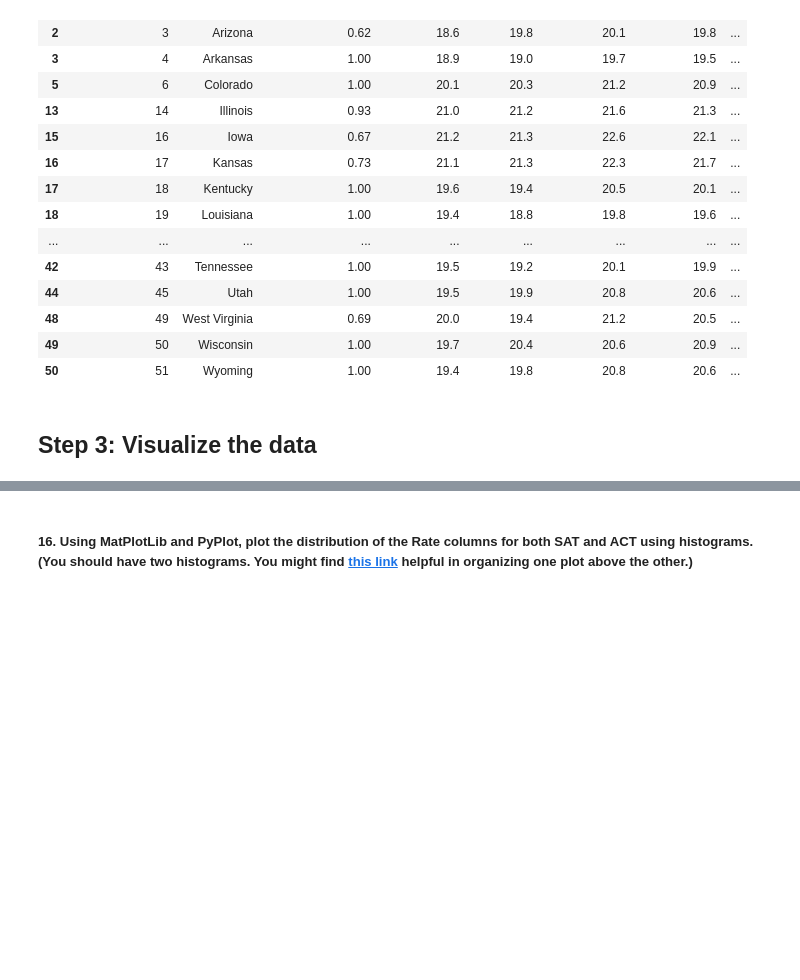
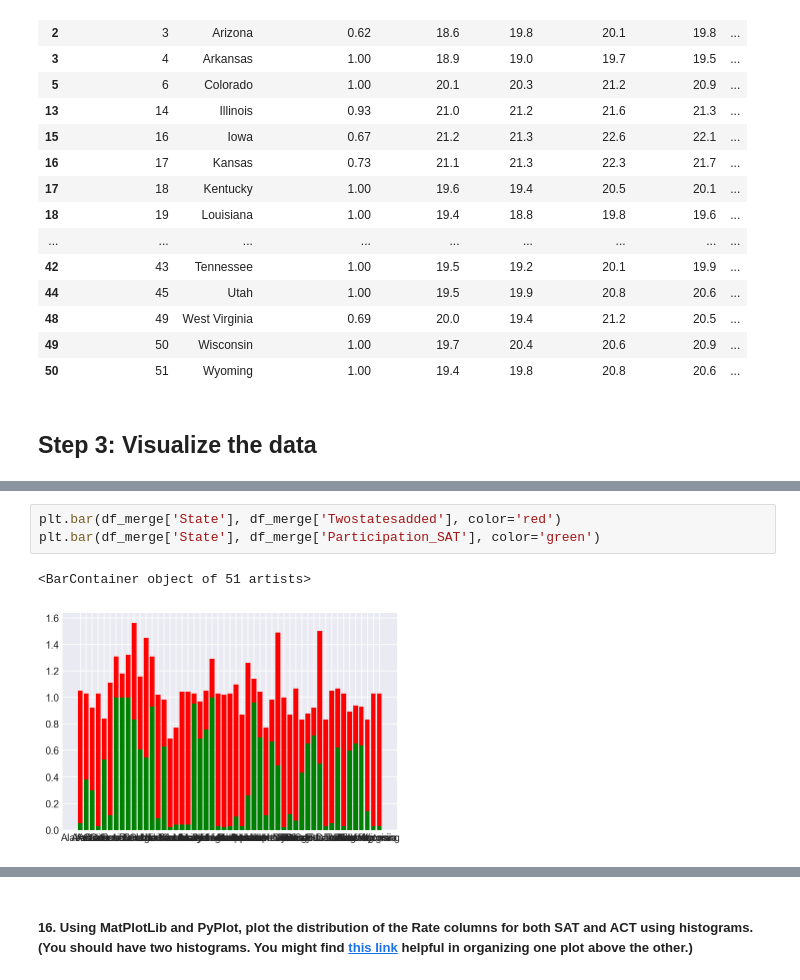
Before and after one commit to harryconnelly/SAT-vs-ACT, a Jupyter notebook: code/starter-code.ipynb, the cells around one changed output, grey strips where cells are left out. Saved outputs shown, nothing was run; the diff lists cells and outputs as text; blank space fills up the shorter version.

```diff
--- a/code/starter-code.ipynb
+++ b/code/starter-code.ipynb
@@ -681,0 +726,6 @@ df_merge[df_merge.Participation_SAT<=.5]
+# %%
+plt.bar(df_merge['State'], df_merge['Twostatesadded'], color='red')
+plt.bar(df_merge['State'], df_merge['Participation_SAT'], color='green')
+# %% [output]
+<BarContainer object of 51 artists>
+[figure, added]
```
Also changed, not shown: parts of 10 cells of this notebook, 1 other file.
